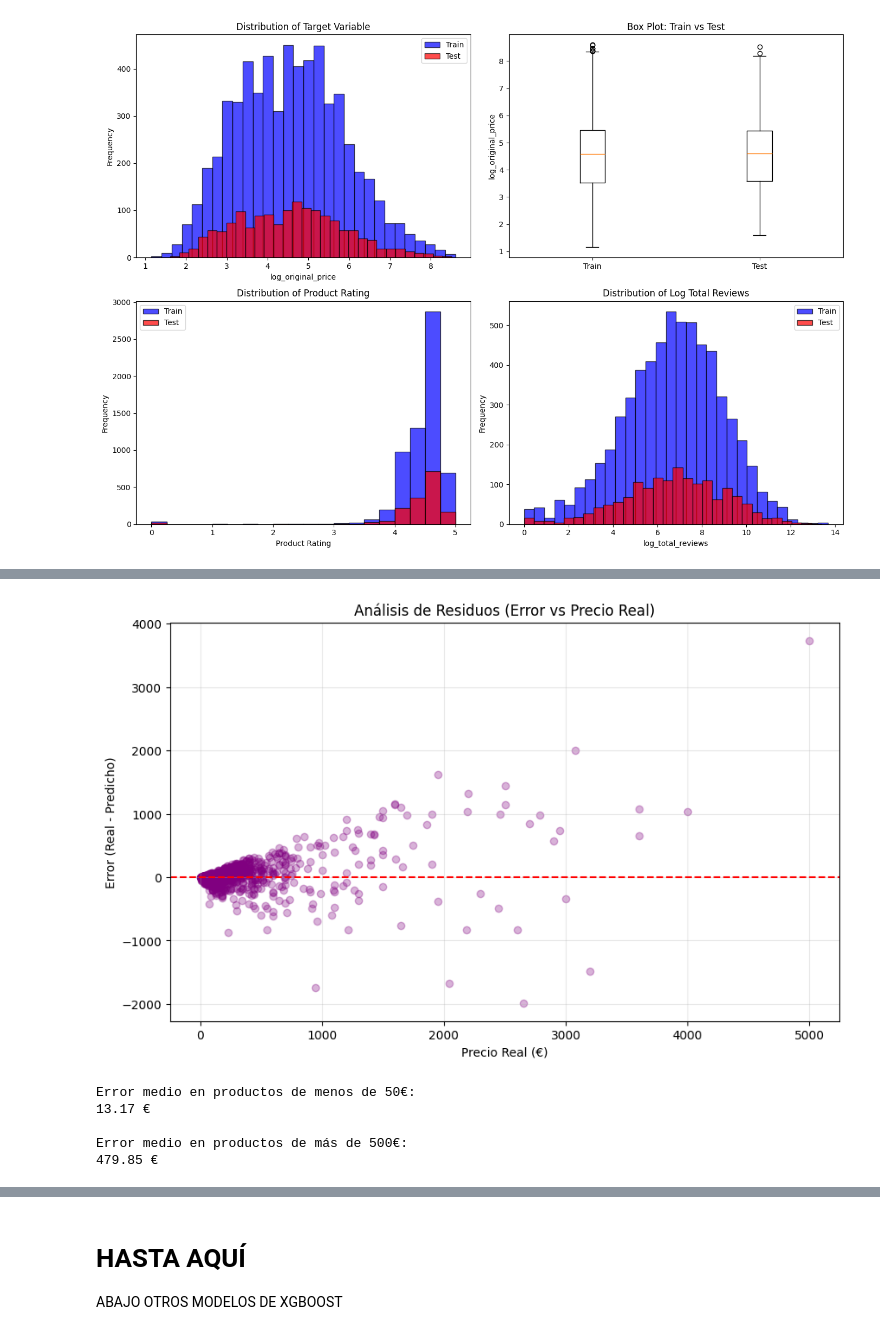
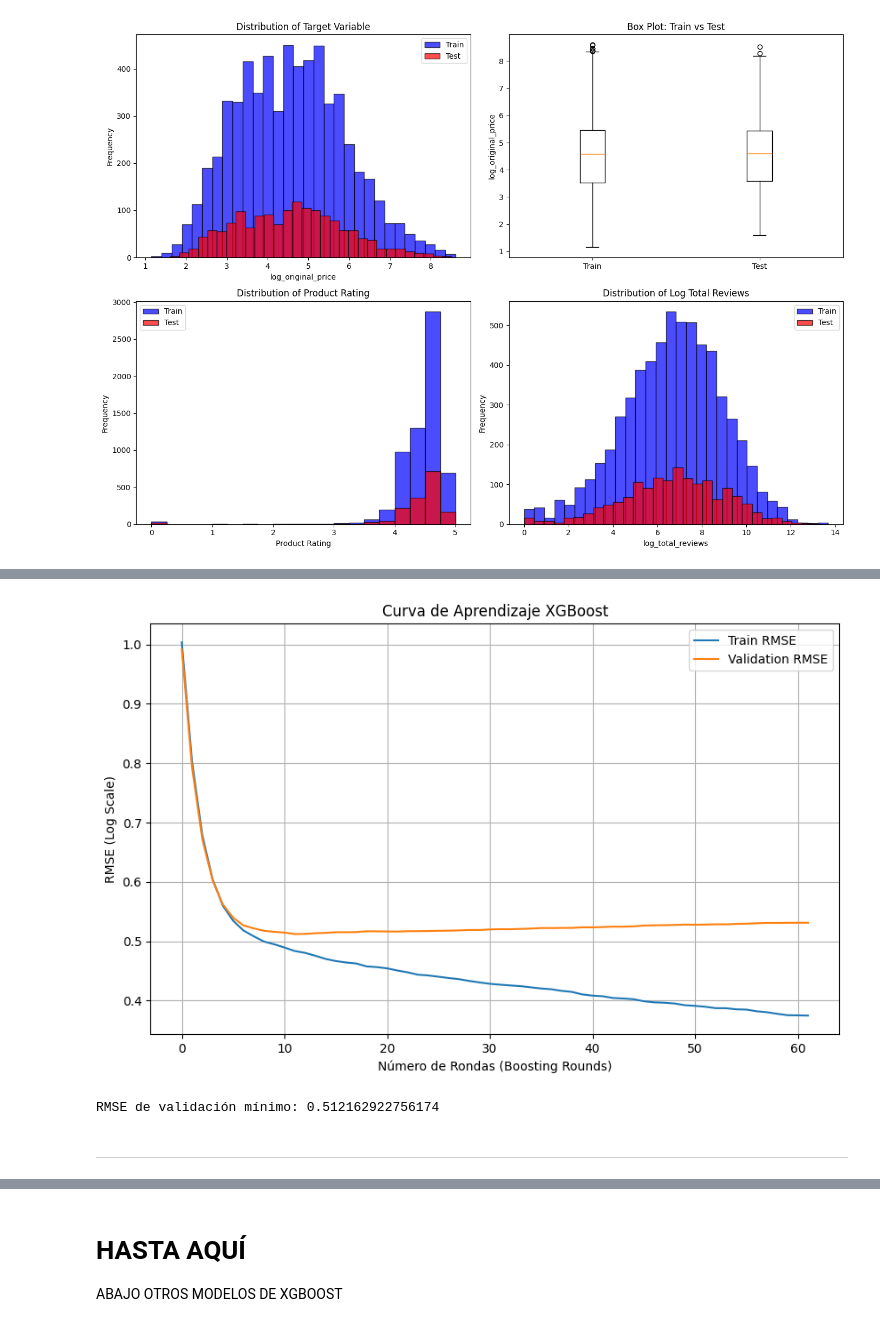
Before and after one commit to beja28/Amazon-Smart-Pricing, a Jupyter notebook: Evaluaciones/Evaluacion_1/ev1_xgboost.ipynb, the cells around one changed output, grey strips where cells are left out. Drawn from its saved outputs; the diff is of its cells as text; code cells hidden in the pictures.

Commit message:
hiperparametros
modelos de xgboost

```diff
--- a/Evaluaciones/Evaluacion_1/ev1_xgboost.ipynb
+++ b/Evaluaciones/Evaluacion_1/ev1_xgboost.ipynb
@@ -127,7 +178,13 @@ params = {"objective": "reg:squarederror"}
 # %%
-n = 100
+n = 1000
+# 1. Crea el diccionario vacío para capturar los resultados
+resultado_evaluacion = {}
 model = xgb.train(
    params=params,
    dtrain=dtrain_reg,
-   num_boost_round=n,
+   num_boost_round=15,
+   # evals=evals,
+   # # verbose_eval=20 # Every ten rounds
+   # early_stopping_rounds = 20,
+   # evals_result=resultado_evaluacion,
 )
@@ -209,32 +191,26 @@ plt.show()
-# %%
-import matplotlib.pyplot as plt
-
-# Creamos una columna de error (Residuos)2
-residuos = y_test_euro - y_pred_euro
-
-plt.figure(figsize=(10, 6))
-plt.scatter(y_test_euro, residuos, alpha=0.3, color='purple')
-plt.axhline(y=0, color='red', linestyle='--')
-plt.title("Análisis de Residuos (Error vs Precio Real)")
-plt.xlabel("Precio Real (€)")
-plt.ylabel("Error (Real - Predicho)")
-plt.grid(True, alpha=0.3)
-plt.show()
-
-# Veamos el error por tramos de precio
-print("Error medio en productos de menos de 50€:")
-mask = y_test_euro < 50
-if mask.any():
-    print(f"{mean_absolute_error(y_test_euro[mask], y_pred_euro[mask]):.2f} €")
-
-print("\nError medio en productos de más de 500€:")
-mask = y_test_euro > 500
-if mask.any():
-    print(f"{mean_absolute_error(y_test_euro[mask], y_pred_euro[mask]):.2f} €")
-# %% [output]
-[figure, removed]
-Error medio en productos de menos de 50€:
-13.17 €
-
-Error medio en productos de más de 500€:
-479.85 €
+# %%
+# Extraer los datos del diccionario
+train_metric = resultado_evaluacion['train']['rmse']
+val_metric = resultado_evaluacion['validation']['rmse']
+epochs = len(train_metric)
+x_axis = range(0, epochs)
+
+# Graficar
+plt.figure(figsize=(10, 6))
+plt.plot(x_axis, train_metric, label='Train RMSE')
+plt.plot(x_axis, val_metric, label='Validation RMSE')
+
+plt.title('Curva de Aprendizaje XGBoost')
+plt.xlabel('Número de Rondas (Boosting Rounds)')
+plt.ylabel('RMSE (Log Scale)')
+plt.legend()
+plt.grid(True)
+plt.show()
+# %% [output]
+[figure, added]
+# %%
+print("RMSE de validación mínimo:", np.min(resultado_evaluacion['validation']['rmse']))
+# %% [output]
+RMSE de validación mínimo: 0.512162922756174
+# %% [markdown]
+---
```
Also changed, not shown: parts of 41 cells of this notebook, 2 other files.
